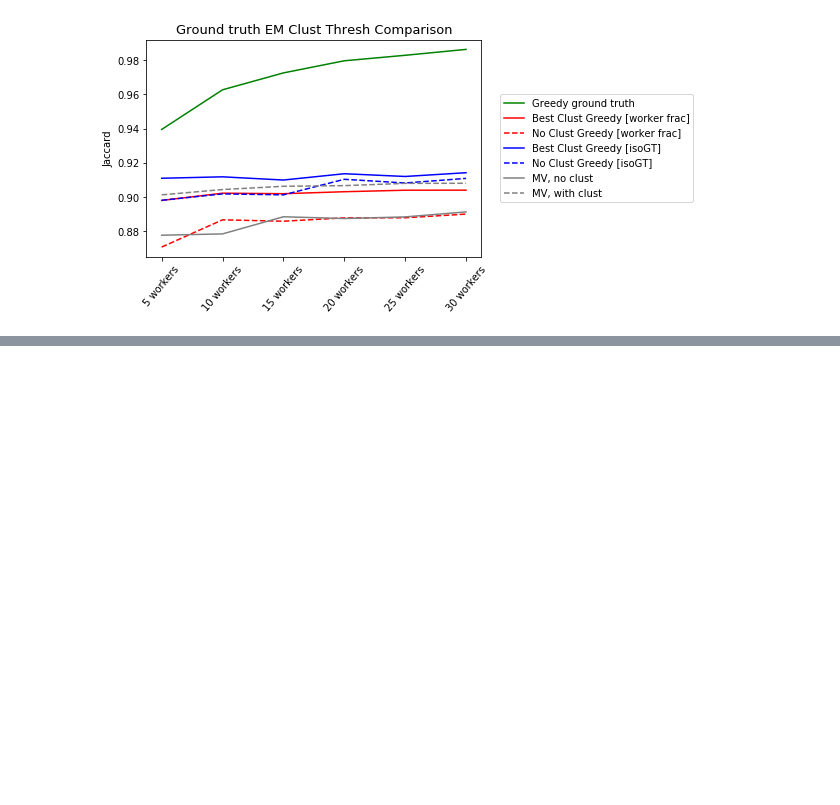
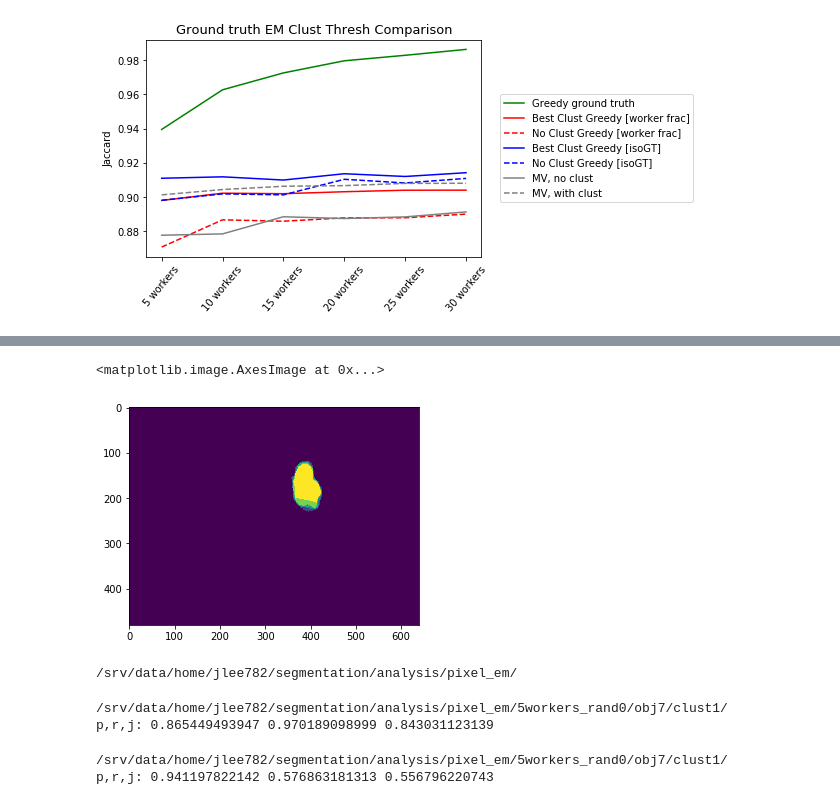
Before and after one commit to cognoscentai/segmentation, a Jupyter notebook: ipynb/PixelBasedGroundTruthExperiment-WithCluster.ipynb, the cells around one changed output, grey strips where cells are left out. Cells and saved outputs as stored; diff of their text form; code cells hidden in the pictures; blank space fills up the shorter version.

```diff
--- a/ipynb/PixelBasedGroundTruthExperiment-WithCluster.ipynb
+++ b/ipynb/PixelBasedGroundTruthExperiment-WithCluster.ipynb
@@ -249,0 +281,21 @@ To do
+# %%
+mega_mask = get_mega_mask(sample,objid,cluster_id)
+# %%
+plt.imshow(mega_mask)
+# %% [output]
+<matplotlib.image.AxesImage at 0x...>
+[figure, added]
+# %%
+print PIXEL_EM_DIR
+# %% [output]
+/srv/data/home/jlee782/segmentation/analysis/pixel_em/
+# %%
+deriveGTinGroundTruthExperiments(sample,objid,"GT",[2],1,exclude_isovote=False,SAVE_GT_MASK=True,rerun_existing=True)
+# %% [output]
+/srv/data/home/jlee782/segmentation/analysis/pixel_em/5workers_rand0/obj7/clust1/
+p,r,j: 0.865449493947 0.970189098999 0.843031123139
+# %%
+deriveGTinGroundTruthExperiments(sample,objid,"GT",[2],1,exclude_isovote=True,SAVE_GT_MASK=True,rerun_existing=True)
+# %% [output]
+/srv/data/home/jlee782/segmentation/analysis/pixel_em/5workers_rand0/obj7/clust1/
+p,r,j: 0.941197822142 0.576863181313 0.556796220743
```
Also changed, not shown: parts of 9 cells of this notebook, 1 other file.
